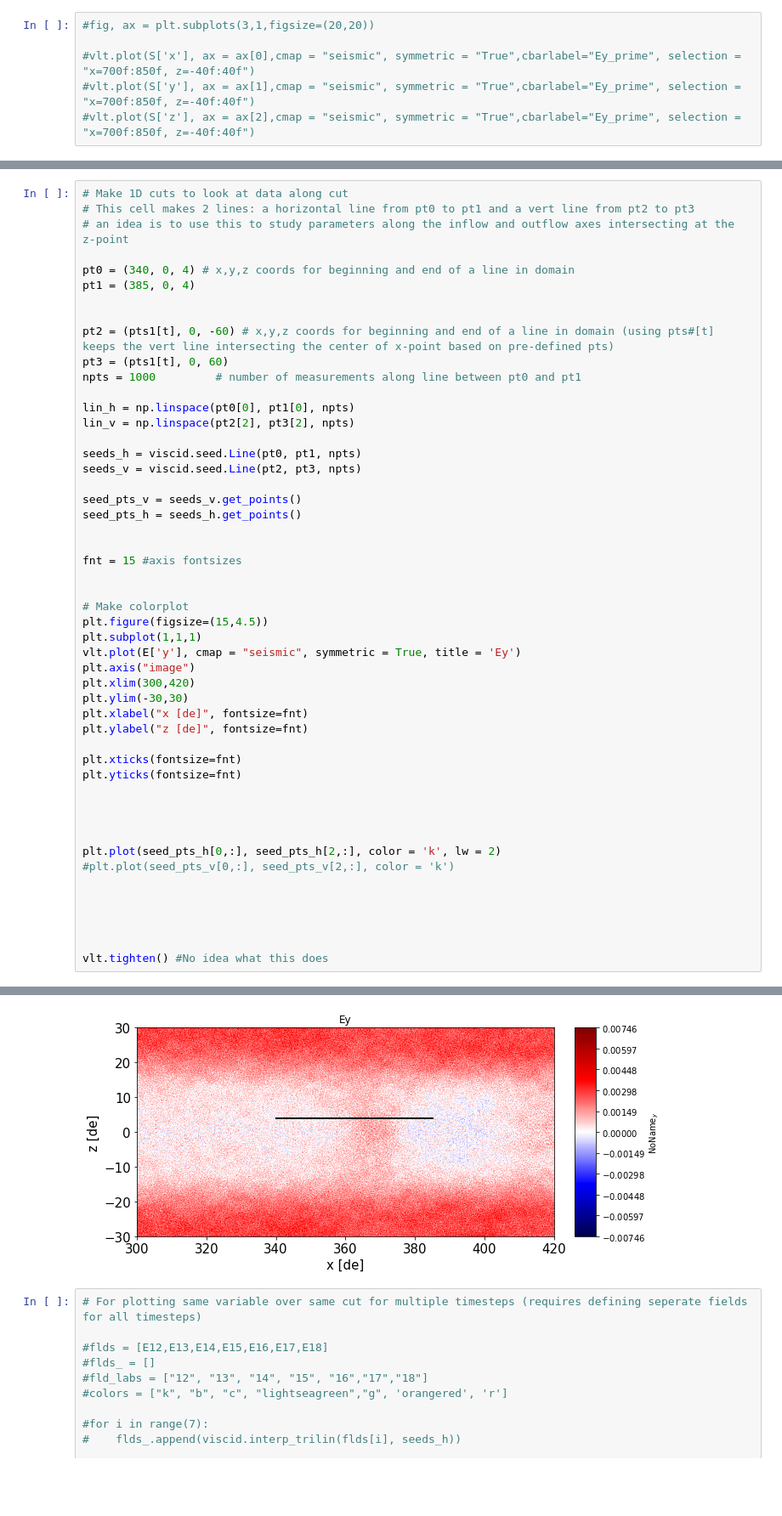
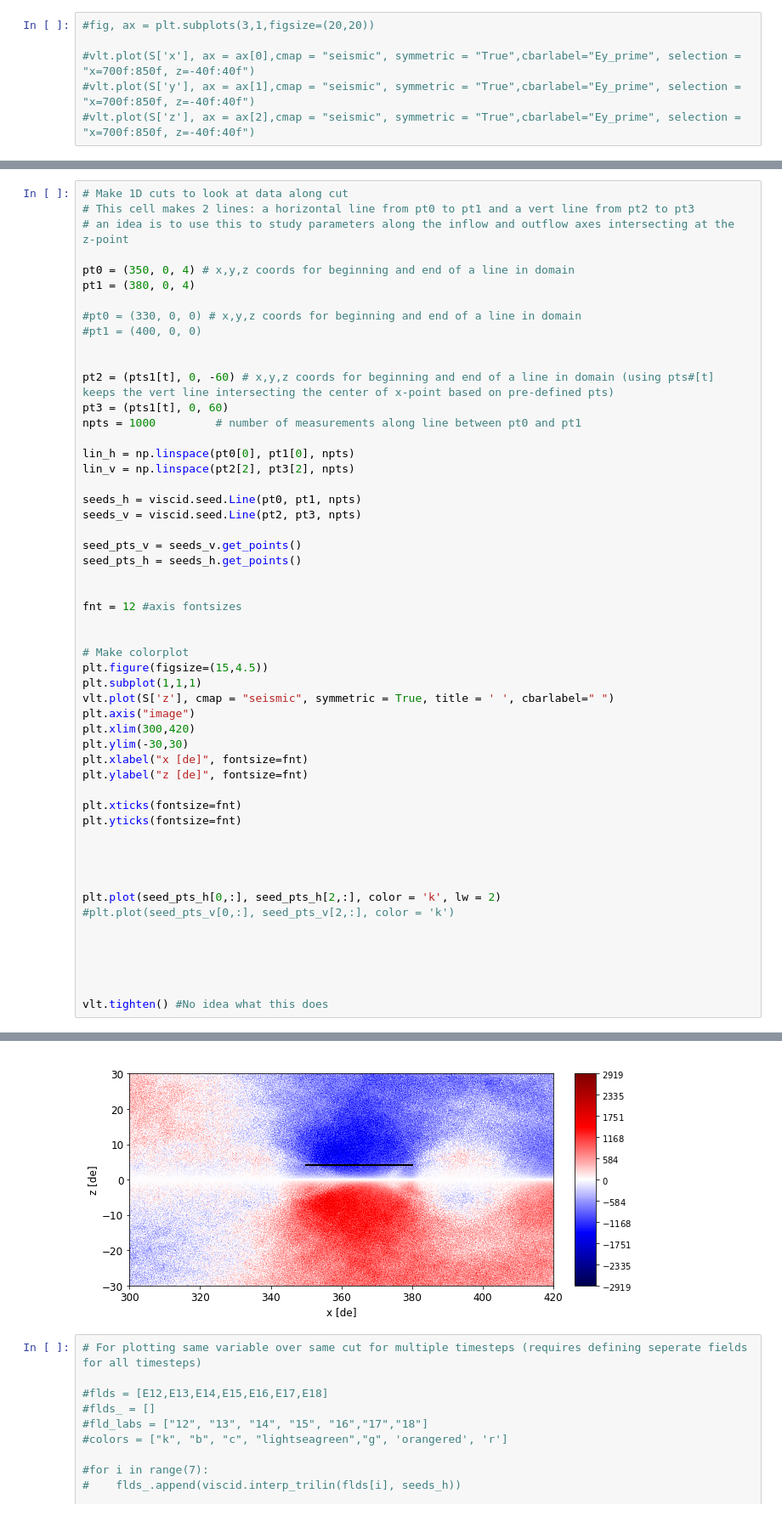
Before and after one commit to d0118dominic/notebooks, a Jupyter notebook: Rx_Evolution_JGR.ipynb, the cells around one changed output, grey strips where cells are left out. Shown at 85% size. Saved outputs shown, nothing was run; the diff lists cells and outputs as text; blank space fills up the shorter version.

```diff
--- a/Rx_Evolution_JGR.ipynb
+++ b/Rx_Evolution_JGR.ipynb
@@ -722,8 +742,11 @@ E20, B20, S20, ve20, E20_prime = Activate(run,20)
 # This cell makes 2 lines: a horizontal line from pt0 to pt1 and a vert line from pt2 to pt3
 # an idea is to use this to study parameters along the inflow and outflow axes intersecting at the z-point
 
-pt0 = (340, 0, 4) # x,y,z coords for beginning and end of a line in domain
-pt1 = (385, 0, 4)
+pt0 = (350, 0, 4) # x,y,z coords for beginning and end of a line in domain
+pt1 = (380, 0, 4)
+
+#pt0 = (330, 0, 0) # x,y,z coords for beginning and end of a line in domain
+#pt1 = (400, 0, 0)
 
 
 pt2 = (pts1[t], 0, -60) # x,y,z coords for beginning and end of a line in domain (using pts#[t] keeps the vert line intersecting the center of x-point based on pre-defined pts)
@@ -740,13 +763,13 @@ seed_pts_v = seeds_v.get_points()
 seed_pts_h = seeds_h.get_points()
 
 
-fnt = 15 #axis fontsizes
+fnt = 12 #axis fontsizes
 
 
 # Make colorplot
 plt.figure(figsize=(15,4.5))
 plt.subplot(1,1,1)
-vlt.plot(E['y'], cmap = "seismic", symmetric = True, title = 'Ey')
+vlt.plot(S['z'], cmap = "seismic", symmetric = True, title = ' ', cbarlabel=" ")
 plt.axis("image")
 plt.xlim(300,420)
 plt.ylim(-30,30)
@@ -771,4 +796,4 @@ vlt.tighten() #No idea what this does
-[figure, old version]
+[figure, new version]
 # %%
 # For plotting same variable over same cut for multiple timesteps (requires defining seperate fields for all timesteps)
 
```
Also changed, not shown: parts of 10 cells of this notebook.
